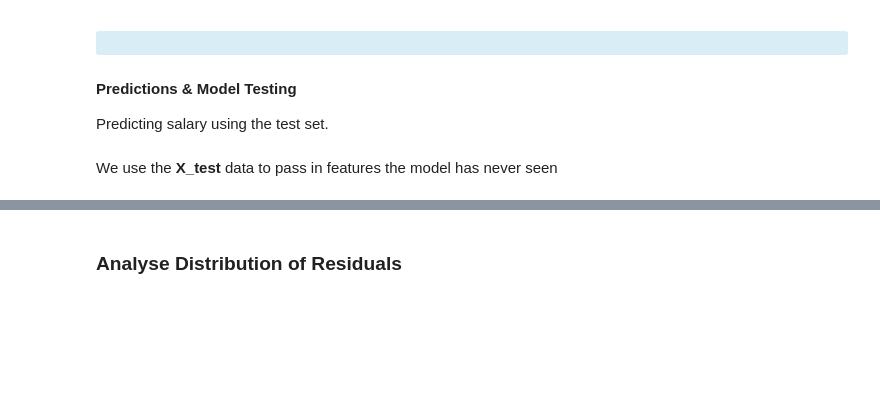
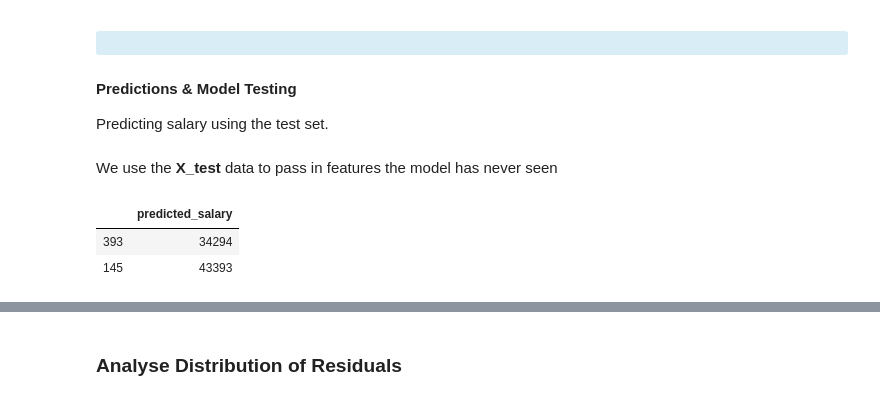
Before and after one commit to MphoKhotleng/Multiple-Linear-Regression, a Jupyter notebook: Updated_MLR.ipynb, the cells around one changed output, grey strips where cells are left out. Cells and saved outputs as stored; diff of their text form; code cells hidden in the pictures; blank space fills up the shorter version.

```diff
--- a/Updated_MLR.ipynb
+++ b/Updated_MLR.ipynb
@@ -222,10 +292,15 @@ predict_salary = model.predict(X_test)
 # %% [markdown]
 We use the __X_test__ data to pass in features the model has never seen
 # %%
-#create dataframe for predicted values
+#dataframe for predicted values
 df = pd.DataFrame(predict_salary)
 df.rename(columns={0:'predicted_salary'},inplace=True)
+df = df.astype(int)
 df.head(2)
+# %% [output]
+|  | predicted_salary |
+| 393 | 34294 |
+| 145 | 43393 |
 # %%
 df_compare = pd.concat([Y_test,df],axis=1)
 # %%
```
Also changed, not shown: parts of 31 cells of this notebook.
